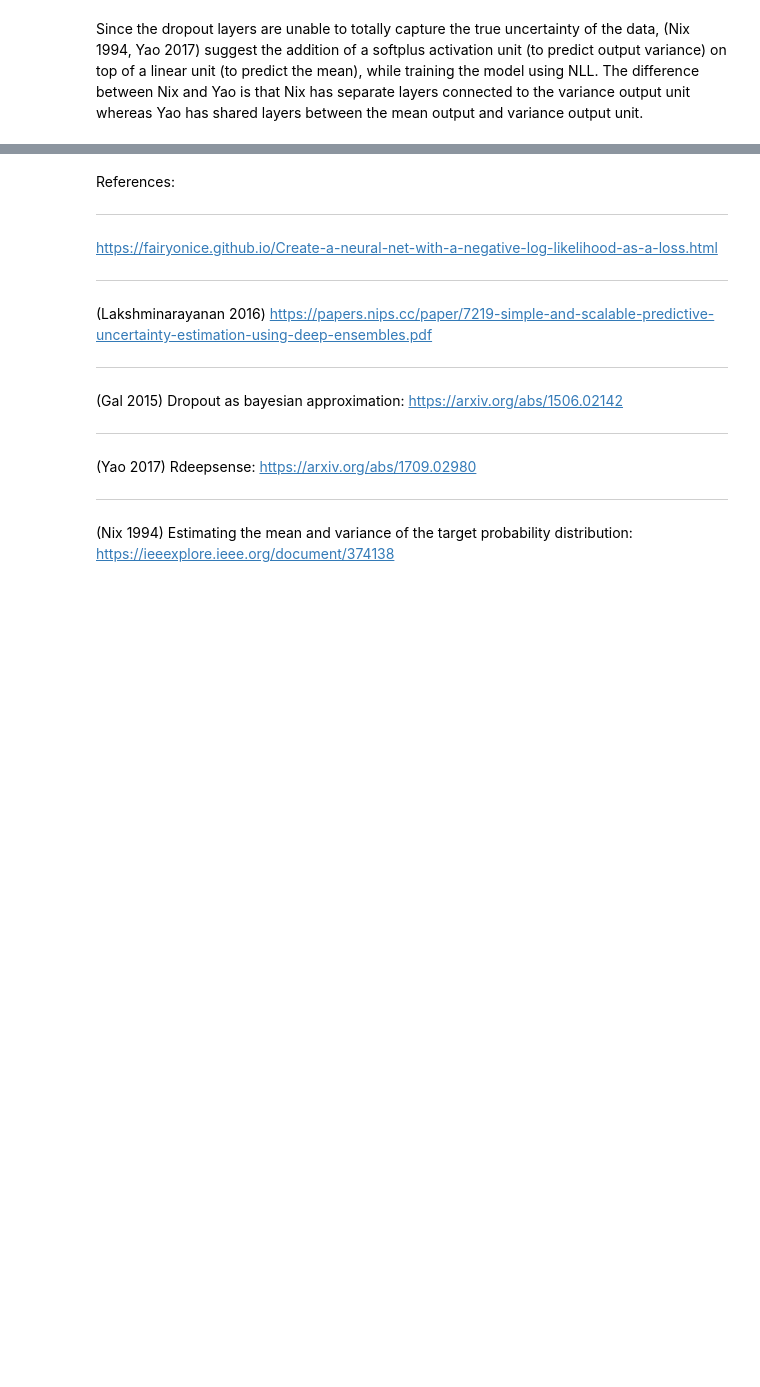
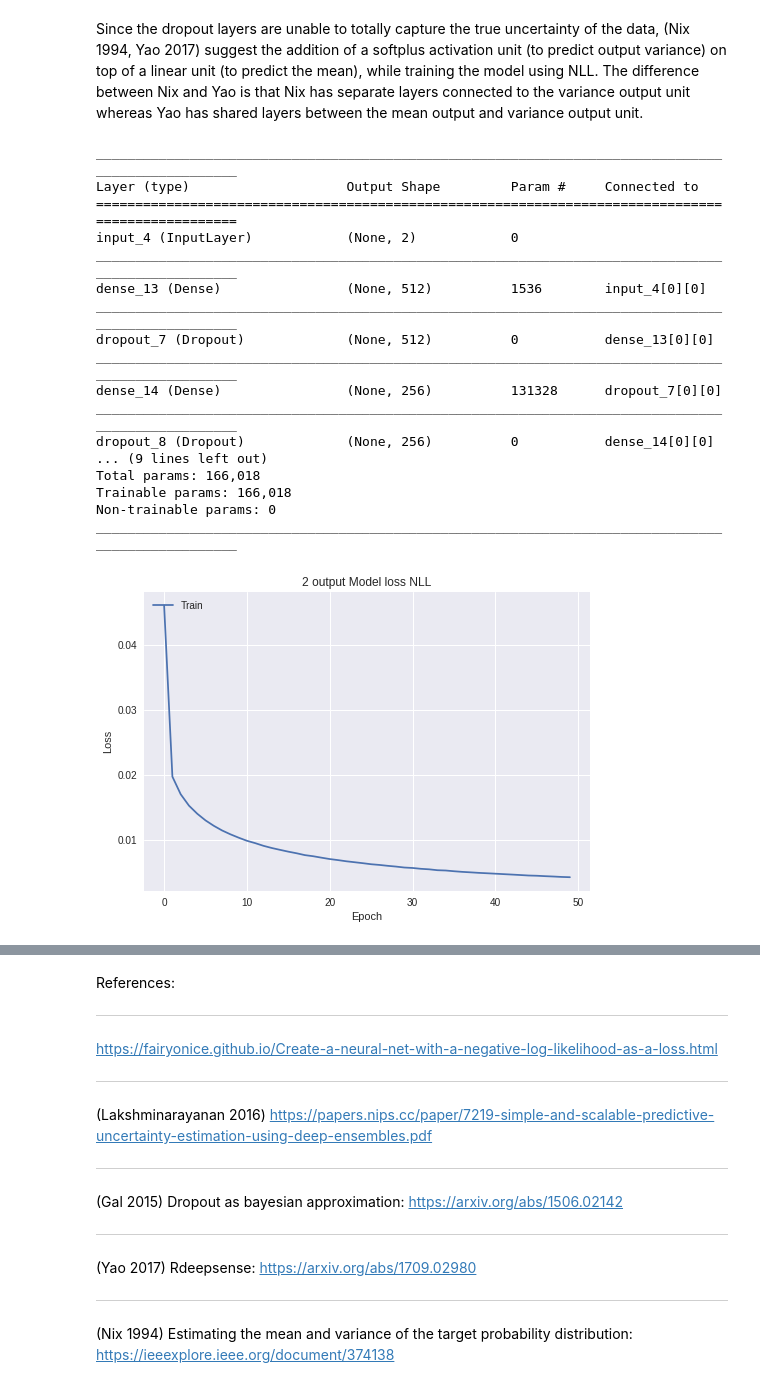
Before and after one commit to dragonheat123/nll_tryout, a Jupyter notebook: NLLexample.ipynb, the cells around one changed output, grey strips where cells are left out. Drawn from its saved outputs; the diff is of its cells as text; code cells hidden in the pictures; blank space fills up the shorter version.

```diff
--- a/NLLexample.ipynb
+++ b/NLLexample.ipynb
@@ -270,19 +263,56 @@ mape_mse_ndo 5.8635694944220464 %
 # %% [markdown]
 Since the dropout layers are unable to totally capture the true uncertainty of the data, (Nix 1994, Yao 2017) suggest the addition of a softplus activation unit (to predict output variance) on top of a linear unit (to predict the mean), while training the model using NLL. The difference between Nix and Yao is that Nix has separate layers connected to the variance output unit whereas Yao has shared layers between the mean output and variance output unit.
-# %%
-def custom_loss_2(y_true, y_pred):
-  var = K.var(y_pred)
-  return K.mean( K.square(y_pred - y_true)/var + K.log(var), axis=-1)
-
-ainput_layer = keras.Input(shape=(2,))
-#do_1 = keras.layers.Dropout(0.5)(input_layer, training=True)
-adense1 = keras.layers.Dense(512,activation='relu',kernel_regularizer=keras.regularizers.l2(0.01))(ainput_layer)
-ado_2 = keras.layers.Dropout(0.1)(adense1, training=True)
-adense2 = keras.layers.Dense(256,activation='relu',kernel_regularizer=keras.regularizers.l2(0.01))(ado_2)
-ado_3 = keras.layers.Dropout(0.1)(adense2, training=True)
-adense3 = keras.layers.Dense(128,activation='relu',kernel_regularizer=keras.regularizers.l2(0.01))(ado_3)
-ado_4 = keras.layers.Dropout(0.1)(adense3, training=True)
-aoutput_layer = keras.layers.Dense(1)(ado_4)
-model2 = keras.Model(inputs=ainput_layer, outputs=aoutput_layer)
-model2.compile(loss=custom_loss,optimizer='adagrad')
-model2.summary()
+# %%
+def custom_loss_2(doutput_layer,doutput_var):
+  def nll_loss(y_true, y_pred):
+    loss = K.mean( K.square(doutput_layer - y_true)/doutput_var + K.log(doutput_var), axis=-1)+K.mean(K.square(doutput_layer - y_true), axis=-1)
+    return loss
+  return nll_loss
+def custom_loss_3(doutput_layer):
+  def meanse(y_true, y_pred):
+    loss = K.mean(K.square(doutput_layer - y_true), axis=-1)
+    return loss
+  return meanse
+
+dinput_layer = keras.Input(shape=(2,))
+#do_1 = keras.layers.Dropout(0.5)(input_layer, training=True)
+ddense1 = keras.layers.Dense(512,activation='relu')(dinput_layer)
+ddo_2 = keras.layers.Dropout(0.1)(ddense1)
+ddense2 = keras.layers.Dense(256,activation='relu')(ddo_2)
+ddo_3 = keras.layers.Dropout(0.1)(ddense2)
+ddense3 = keras.layers.Dense(128,activation='relu')(ddo_3)
+ddo_4 = keras.layers.Dropout(0.1)(ddense3)
+doutput_layer = keras.layers.Dense(1)(ddo_4)
+doutput_var = keras.layers.Dense(1,activation='softplus')(ddo_4)       ###softplus function to estimate variance
+model4 = keras.Model(inputs=dinput_layer, outputs=[doutput_layer,doutput_var])
+model4.compile(loss=[custom_loss_2(doutput_layer, doutput_var),custom_loss_2(doutput_layer, doutput_var)],optimizer='adagrad')
+model4.summary()
+
+history4 = model4.fit(x_train, [y_train,y_train] , shuffle=True, epochs=50, verbose=0, batch_size=256)
+
+plt.figure(13)
+plt.plot(history.history['loss'])
+plt.title('2 output Model loss NLL')
+plt.ylabel('Loss')
+plt.xlabel('Epoch')
+plt.legend(['Train', 'Test'], loc='upper left')
+plt.show()
+# %% [output]
+__________________________________________________________________________________________________
+Layer (type)                    Output Shape         Param #     Connected to
+==================================================================================================
+input_4 (InputLayer)            (None, 2)            0
+__________________________________________________________________________________________________
+dense_13 (Dense)                (None, 512)          1536        input_4[0][0]
+__________________________________________________________________________________________________
+dropout_7 (Dropout)             (None, 512)          0           dense_13[0][0]
+__________________________________________________________________________________________________
+dense_14 (Dense)                (None, 256)          131328      dropout_7[0][0]
+__________________________________________________________________________________________________
+dropout_8 (Dropout)             (None, 256)          0           dense_14[0][0]
+... (9 lines left out)
+Total params: 166,018
+Trainable params: 166,018
+Non-trainable params: 0
+__________________________________________________________________________________________________
+[figure, added]
```
Also changed, not shown: parts of 8 cells of this notebook.
